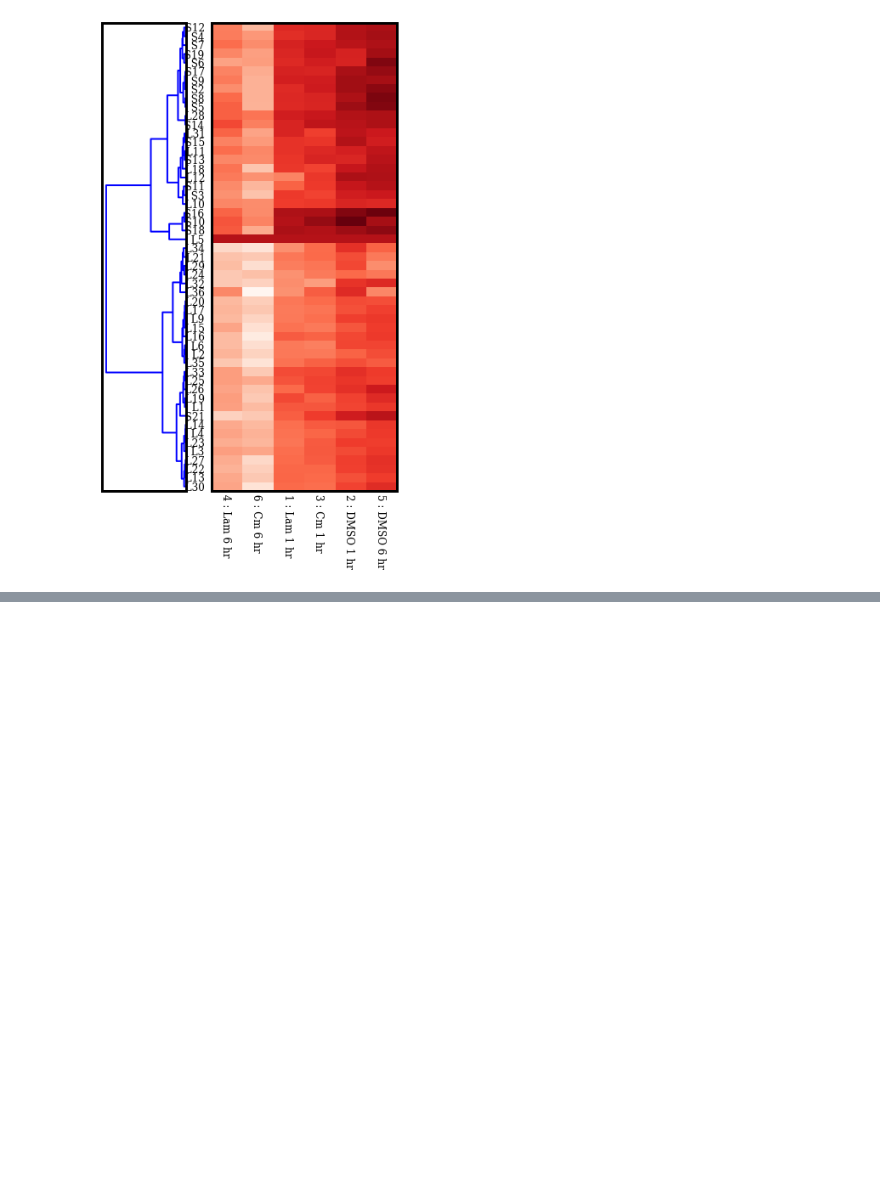
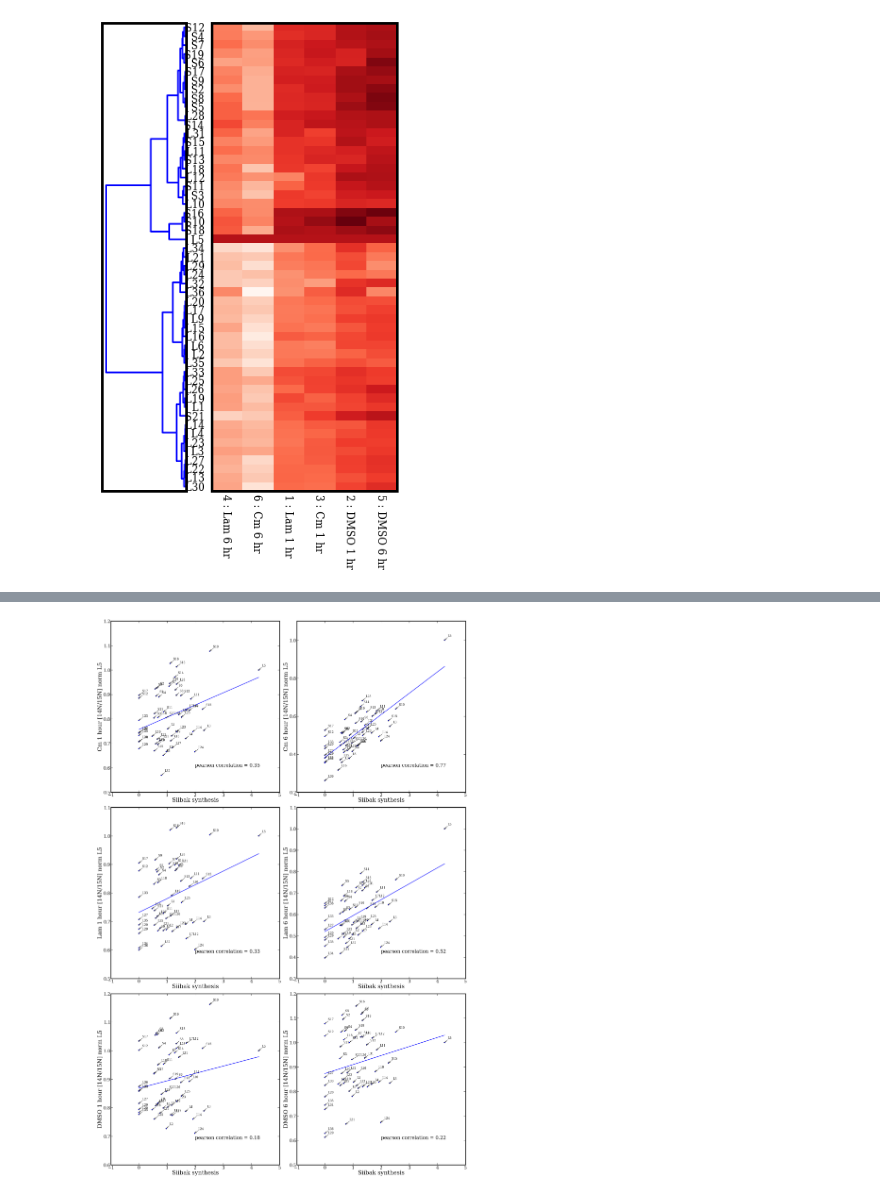
Before and after one commit to joeydavis/iPyNBs, a Jupyter notebook: PlotJStokesWC_esi.ipynb, the cells around one changed output, grey strips where cells are left out. Cells and saved outputs as stored; diff of their text form; code cells hidden in the pictures; blank space fills up the shorter version.

```diff
--- a/PlotJStokesWC_esi.ipynb
+++ b/PlotJStokesWC_esi.ipynb
@@ -200,2 +155,62 @@ pylab.savefig(figPath+'correlationSiibak.png')
+# %%
+f = pylab.figure(figsize=(22, 33))
+def doPlot(i,j,ax, allValues):
+    ax.scatter(i, j)
+    for prot, xl, yl in zip(allValues, i, j):
+        ax.annotate(str(prot), xy = (float(xl), float(yl)), xytext = (15,15), textcoords = 'offset points', arrowprops = dict(arrowstyle = '->', connectionstyle = 'arc3,rad=0'))
+    m,b = numpy.polyfit(i, j,1)
+    xs = numpy.linspace(min(i.min(), j.min()), max(i.max(), j.max()),200)
+    ax.plot(xs, xs*m+b)
+    corr = stats.pearsonr(i, j)
+    ax.text(0.5, 0.15, 'pearson correlation = '+str(round(float(corr[0]),2)), size=20, transform=ax.transAxes)
+    return ax
+
+a = f.add_subplot(321)
+i = everything['Synthesis']
+j = everything['cm1']
+a = doPlot(i,j,a,everything.index.values)
+a.set_ylabel('Cm 1 hour [14N/15N] norm L5')
+a.set_xlabel('Siibak synthesis')
+
+b = f.add_subplot(322)
+i = everything['Synthesis']
+j = everything['cm6']
+b = doPlot(i,j,b,everything.index.values)
+b.set_ylabel('Cm 6 hour [14N/15N] norm L5')
+b.set_xlabel('Siibak synthesis')
+
+c = f.add_subplot(323)
+i = everything['Synthesis']
+j = everything['lam1']
+c = doPlot(i,j,c,everything.index.values)
+c.set_ylabel('Lam 1 hour [14N/15N] norm L5')
+c.set_xlabel('Siibak synthesis')
+
+d = f.add_subplot(324)
+i = everything['Synthesis']
+j = everything['lam6']
+d = doPlot(i,j,d,everything.index.values)
+d.set_ylabel('Lam 6 hour [14N/15N] norm L5')
+d.set_xlabel('Siibak synthesis')
+pylab.tight_layout()
+
+c = f.add_subplot(325)
+i = everything['Synthesis']
+j = everything['dmso1']
+c = doPlot(i,j,c,everything.index.values)
+c.set_ylabel('DMSO 1 hour [14N/15N] norm L5')
+c.set_xlabel('Siibak synthesis')
+
+d = f.add_subplot(326)
+i = everything['Synthesis']
+j = everything['dmso6']
+d = doPlot(i,j,d,everything.index.values)
+d.set_ylabel('DMSO 6 hour [14N/15N] norm L5')
+d.set_xlabel('Siibak synthesis')
+pylab.tight_layout()
+
+pylab.savefig(figPath+'pearson0.png')
+# %% [output]
+[figure, added]
 # %%
 f = pylab.figure(figsize=(22, 17))
```
Also changed, not shown: parts of 10 cells of this notebook.
